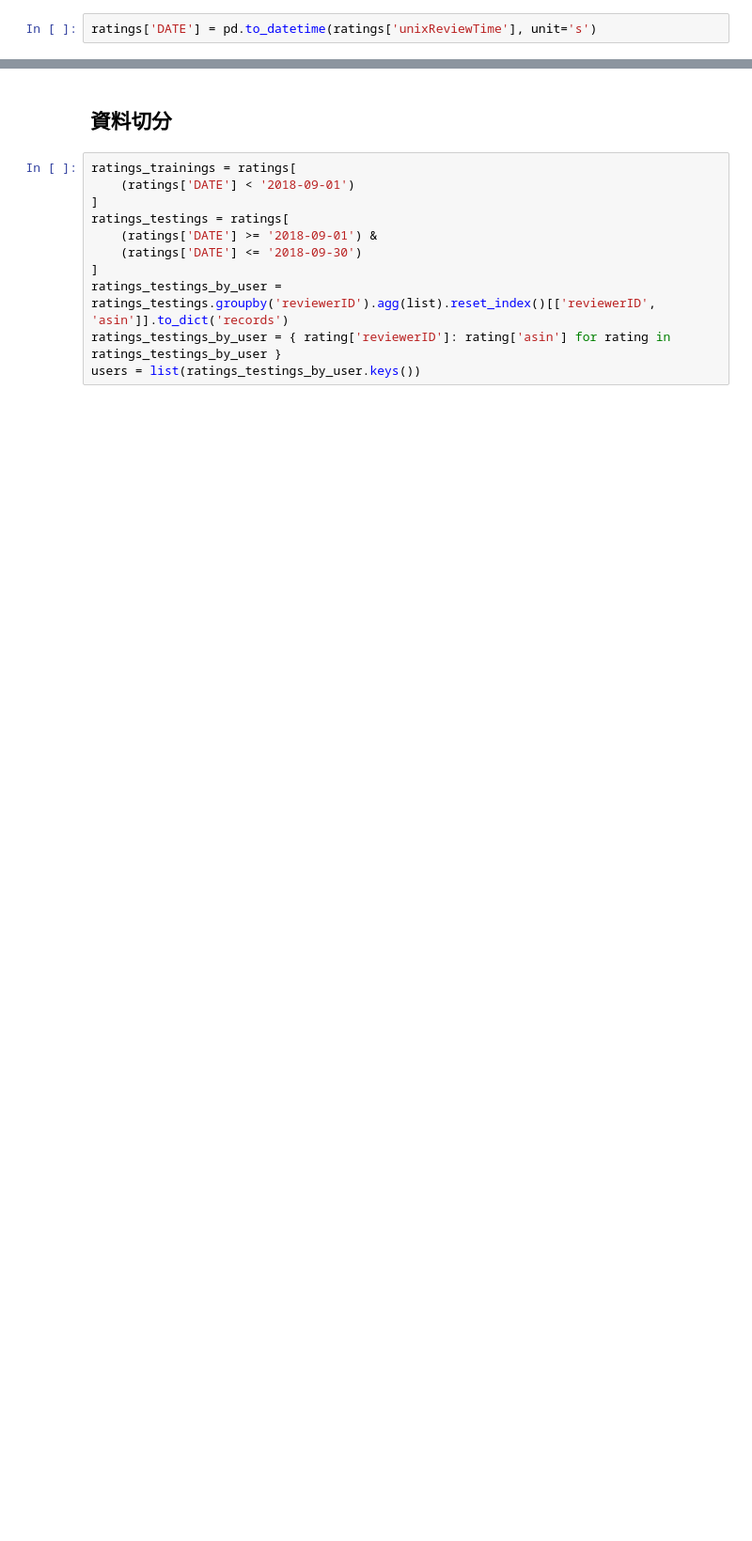
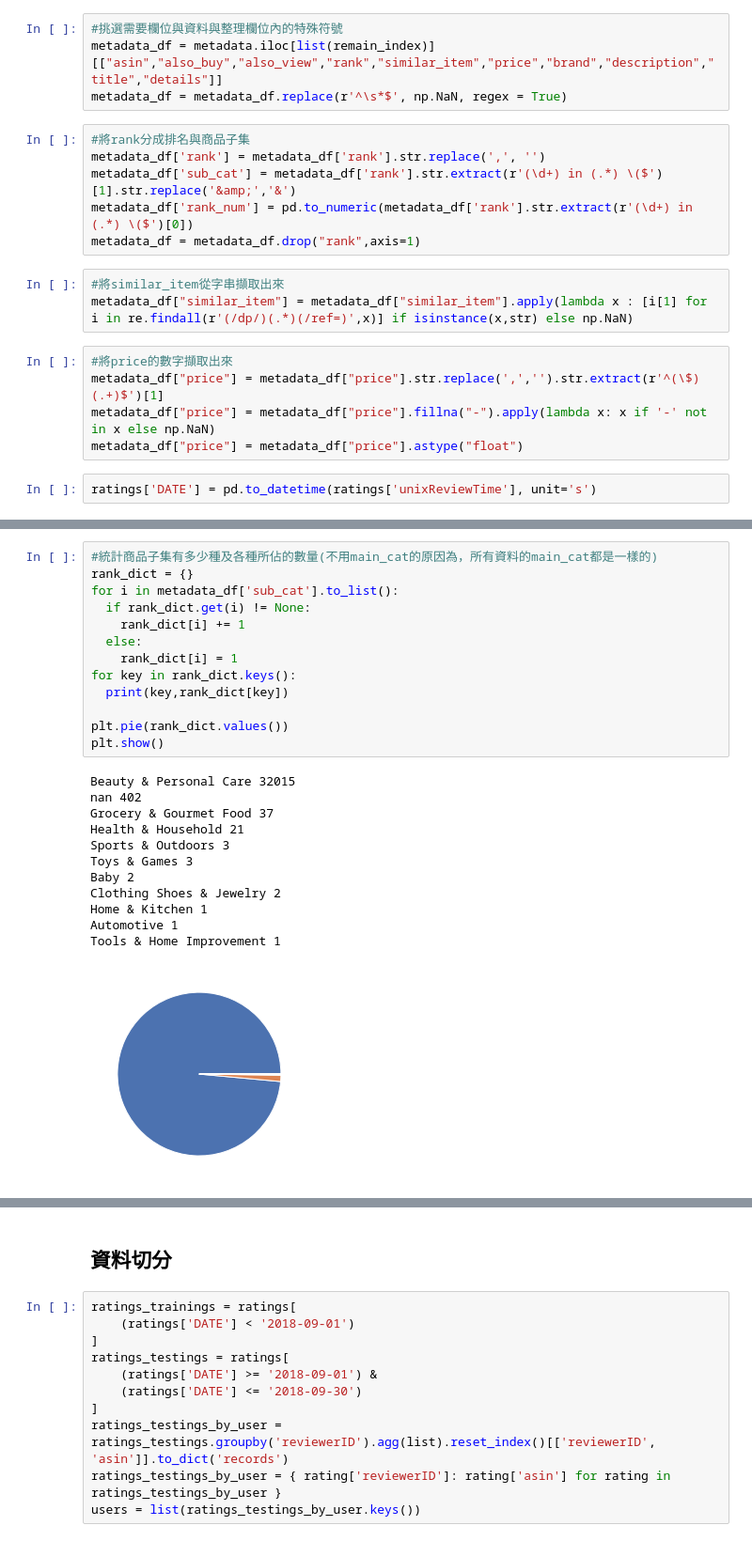
Before and after one commit to milanazhang/data-course-sample, a Jupyter notebook: content-based.ipynb, the cells around one changed output, grey strips where cells are left out. Shown at 94% size. Saved outputs shown, nothing was run; the diff lists cells and outputs as text; blank space fills up the shorter version.

```diff
--- a/content-based.ipynb
+++ b/content-based.ipynb
@@ -51,2 +101,20 @@ ratings.head()
+# %%
+#挑選需要欄位與資料與整理欄位內的特殊符號
+metadata_df = metadata.iloc[list(remain_index)][["asin","also_buy","also_view","rank","similar_item","price","brand","description","title","details"]]
+metadata_df = metadata_df.replace(r'^\s*$', np.NaN, regex = True)
+# %%
+#將rank分成排名與商品子集
+metadata_df['rank'] = metadata_df['rank'].str.replace(',', '')
+metadata_df['sub_cat'] = metadata_df['rank'].str.extract(r'(\d+) in (.*) \($')[1].str.replace('&amp;','&')
+metadata_df['rank_num'] = pd.to_numeric(metadata_df['rank'].str.extract(r'(\d+) in (.*) \($')[0])
+metadata_df = metadata_df.drop("rank",axis=1)
+# %%
+#將similar_item從字串擷取出來
+metadata_df["similar_item"] = metadata_df["similar_item"].apply(lambda x : [i[1] for i in re.findall(r'(/dp/)(.*)(/ref=)',x)] if isinstance(x,str) else np.NaN)
+# %%
+#將price的數字擷取出來
+metadata_df["price"] = metadata_df["price"].str.replace(',','').str.extract(r'^(\$)(.+)$')[1]
+metadata_df["price"] = metadata_df["price"].fillna("-").apply(lambda x: x if '-' not in x else np.NaN)
+metadata_df["price"] = metadata_df["price"].astype("float")
 # %%
 ratings['DATE'] = pd.to_datetime(ratings['unixReviewTime'], unit='s')
@@ -52,0 +129,26 @@ ratings['DATE'] = pd.to_datetime(ratings['unixReviewTime'], unit='s')
+# %%
+#統計商品子集有多少種及各種所佔的數量(不用main_cat的原因為，所有資料的main_cat都是一樣的)
+rank_dict = {}
+for i in metadata_df['sub_cat'].to_list():
+  if rank_dict.get(i) != None:
+    rank_dict[i] += 1
+  else:
+    rank_dict[i] = 1
+for key in rank_dict.keys():
+  print(key,rank_dict[key])
+
+plt.pie(rank_dict.values())
+plt.show()
+# %% [output]
+Beauty & Personal Care 32015
+nan 402
+Grocery & Gourmet Food 37
+Health & Household 21
+Sports & Outdoors 3
+Toys & Games 3
+Baby 2
+Clothing Shoes & Jewelry 2
+Home & Kitchen 1
+Automotive 1
+Tools & Home Improvement 1
+[figure, added]
```
Also changed, not shown: parts of 18 cells of this notebook.
